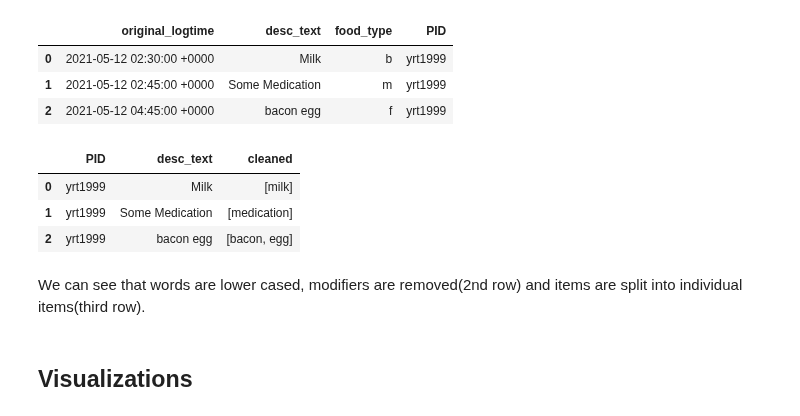
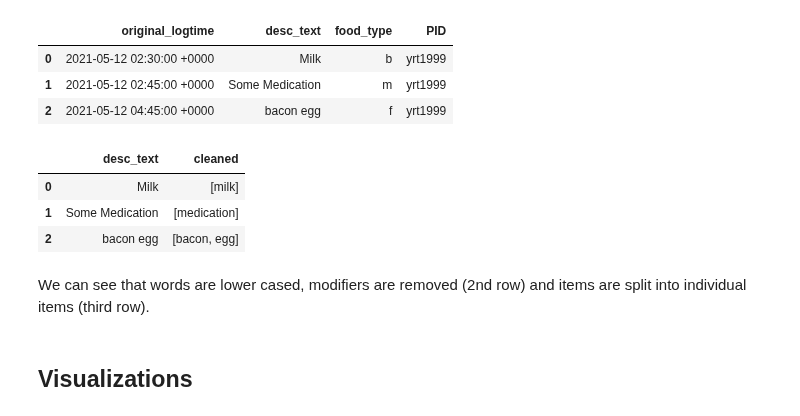
Before and after one commit to tktran11/treets, a Jupyter notebook: index.ipynb, the cells around one changed output. Saved outputs shown, nothing was run; the diff lists cells and outputs as text; code cells hidden in the pictures.

```diff
--- a/index.ipynb
+++ b/index.ipynb
@@ -94,7 +91,7 @@ df.head(2)
 # %% [markdown]
 preprocess the data to create features we might need in the furthur analysis such as float time, week count since the first week, etc.
 # %%
-df = treets.load_food_data(df,'unique_code', 'original_logtime',4)
+df = treets.load_food_data(df, h = 4)
 df.head(2)
 # %% [output]
 |  | ID | unique_code | research_info_id | desc_text | food_type | original_logtime | date | float_time | ... |
@@ -145,14 +142,14 @@ df.head(3)
 | 1 | 2021-05-12 02:45:00 +0000 | Some Medication | m | yrt1999 |
 | 2 | 2021-05-12 04:45:00 +0000 | bacon egg | f | yrt1999 |
 # %%
-treets.clean_loggings(df, 'desc_text', 'PID').head(3)
+treets.clean_loggings(df).head(3)
 # %% [output]
-|  | PID | desc_text | cleaned |
-| 0 | yrt1999 | Milk | [milk] |
-| 1 | yrt1999 | Some Medication | [medication] |
-| 2 | yrt1999 | bacon egg | [bacon, egg] |
+|  | desc_text | cleaned |
+| 0 | Milk | [milk] |
+| 1 | Some Medication | [medication] |
+| 2 | bacon egg | [bacon, egg] |
 # %% [markdown]
-We can see that words are lower cased, modifiers are removed(2nd row) and items are split into individual items(third row).
+We can see that words are lower cased, modifiers are removed (2nd row) and items are split into individual items (third row).
 # %% [markdown]
 ## Visualizations
 # %%
```
Also changed, not shown: parts of 6 cells of this notebook, 5 other files.
